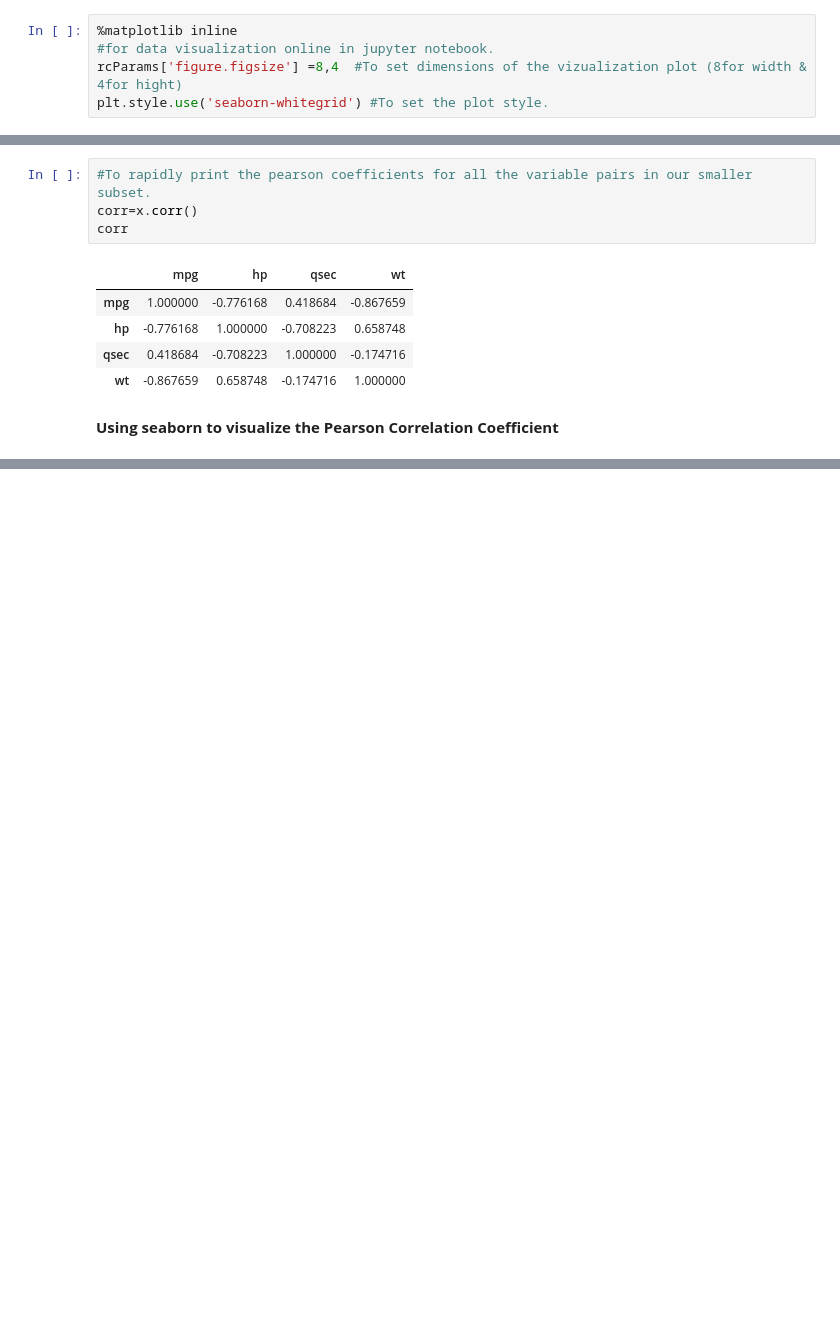
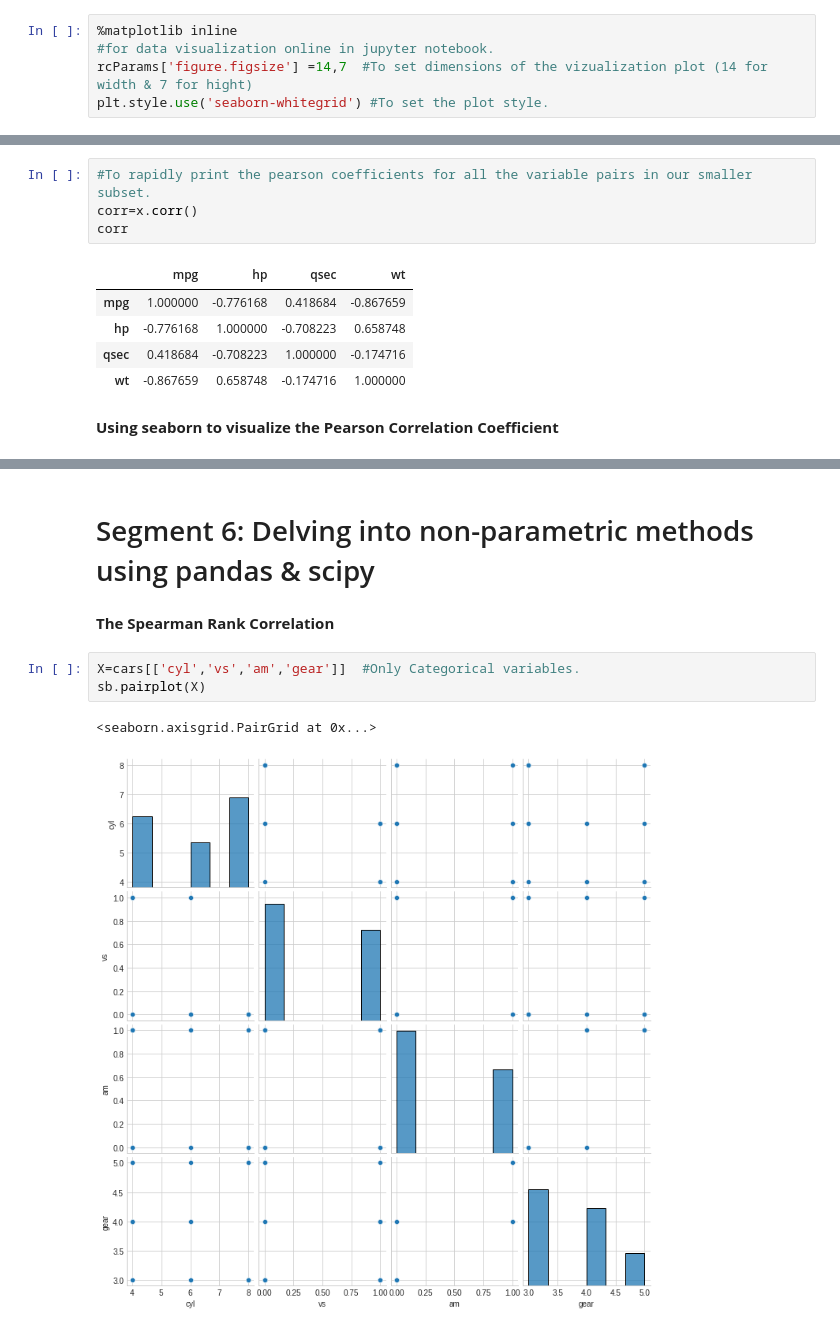
Before and after one commit to Fekry2016/data-analysis-with-python, a Jupyter notebook: Training_.ipynb, the cells around one changed output, grey strips where cells are left out. Cells and saved outputs as stored; diff of their text form; blank space fills up the shorter version.

```diff
--- a/Training_.ipynb
+++ b/Training_.ipynb
@@ -34,7 +39,7 @@ Requirement already satisfied: numpy in /usr/local/lib/python3.7/dist-packages (
 # %%
 %matplotlib inline
 #for data visualization online in jupyter notebook.
-rcParams['figure.figsize'] =8,4  #To set dimensions of the vizualization plot (8for width & 4for hight)
+rcParams['figure.figsize'] =14,7  #To set dimensions of the vizualization plot (14 for width & 7 for hight)
 plt.style.use('seaborn-whitegrid') #To set the plot style.
 # %%
 np.random.seed(25)
@@ -1268,3 +1271,13 @@ sb.heatmap(corr, xticklabels=corr.columns.values, yticklabels=corr.columns.value
 # %% [output]
 <matplotlib.axes._subplots.AxesSubplot at 0x...>
 [figure]
+# %% [markdown]
+# Segment 6: Delving into non-parametric methods using pandas & scipy
+# %% [markdown]
+**The Spearman Rank Correlation**
+# %%
+X=cars[['cyl','vs','am','gear']]  #Only Categorical variables.
+sb.pairplot(X)
+# %% [output]
+<seaborn.axisgrid.PairGrid at 0x...>
+[figure, added]
```
Also changed, not shown: parts of 16 cells of this notebook.
